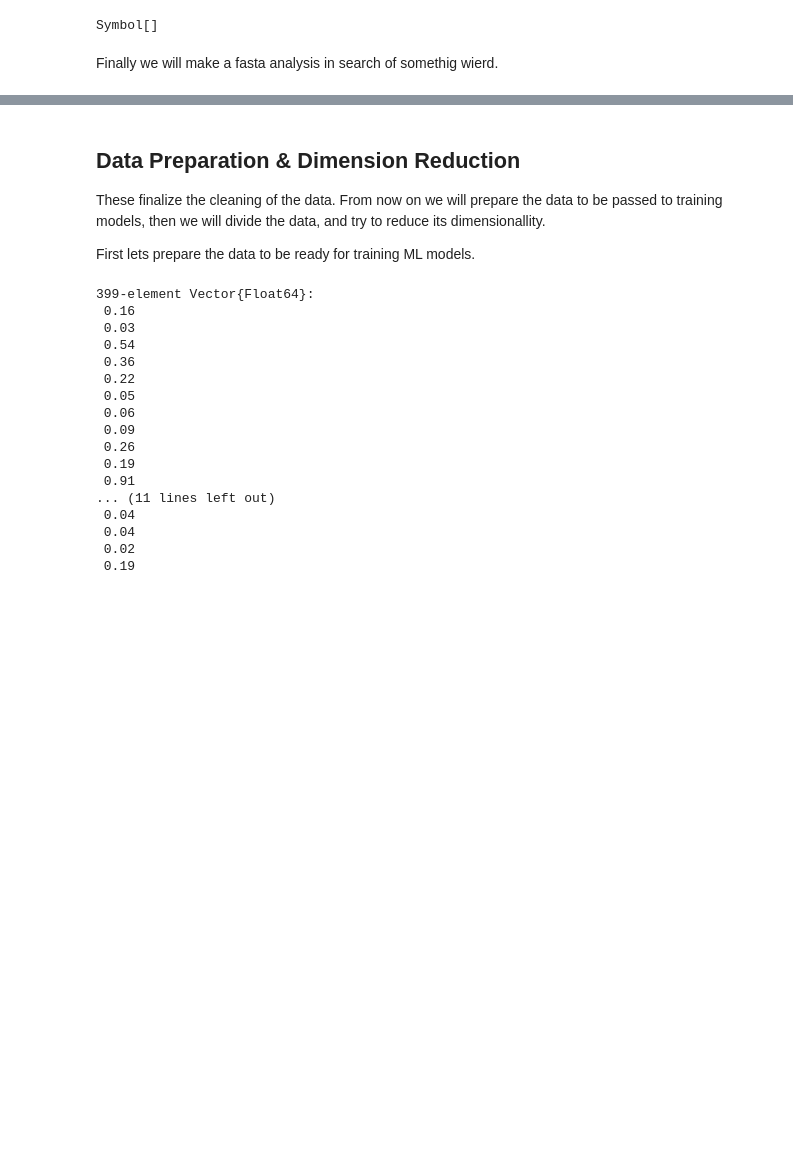
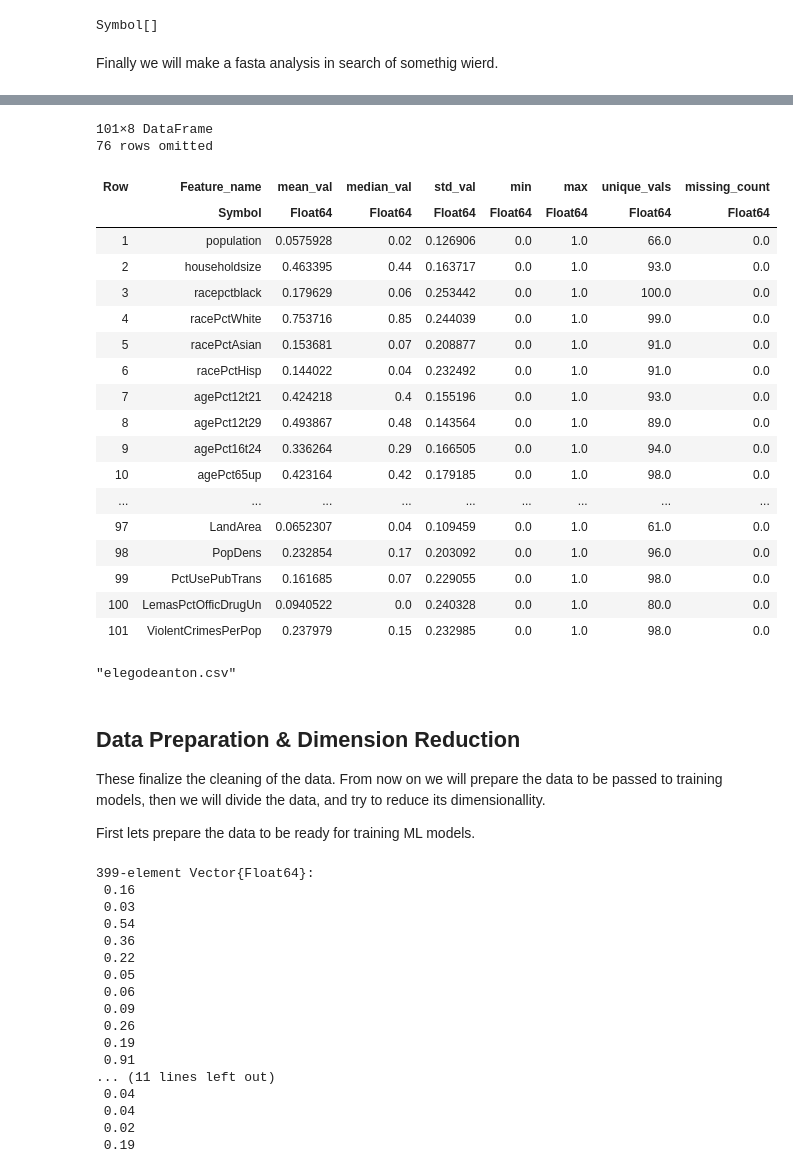
Before and after one commit to david-fm/ml1-crimes-analysis-julia, a Jupyter notebook: Main.ipynb, the cells around one changed output, grey strips where cells are left out. Saved outputs shown, nothing was run; the diff lists cells and outputs as text; code cells hidden in the pictures; blank space fills up the shorter version.

Commit message:
v0.2 Data prepared for training

```diff
--- a/Main.ipynb
+++ b/Main.ipynb
@@ -459,7 +459,9 @@ Finally we will make a fasta analysis in search of somethig wierd.
 # %%
 function fast_analysis(df::DataFrame, columns::Vector{Symbol})
     println("Fast Analysis Report:")
-    for col_name in columns
+    stats = zeros(Float64, length(columns), 7)
+    for i in 1:length(columns)
+        col_name = columns[i]
         col = df[!, col_name]
         mean_val = mean(skipmissing(col))
         median_val = median(skipmissing(col))
@@ -469,6 +471,8 @@ function fast_analysis(df::DataFrame, columns::Vector{Symbol})
         unique_vals = length(unique(skipmissing(col)))
         missing_count = sum(ismissing, col)
 
+        stats[i,:] = [mean_val, median_val, std_val, min, max, unique_vals, missing_count]
+
         println("Column: $col_name")
         println("  Min: $min")
         println("  Max: $max")
@@ -477,9 +481,12 @@ function fast_analysis(df::DataFrame, columns::Vector{Symbol})
         println("  Standard Deviation: $std_val")
         println("  Unique Values: $unique_vals")
         println("  Missing Values: $missing_count")
-        println()
+
     end
+
+    return DataFrame(stats, :auto)
 end
-fast_analysis(df, near_0_columns)
+col_names = propertynames(df)
+df_analysis = fast_analysis(df, col_names)
 # %% [output]
 Fast Analysis Report:
@@ -502,3 +529,34 @@ Column: NumImmig
+# %%
+# Tabla con la media mediana, min, max std TODO
+column_names = ["mean_val", "median_val", "std_val", "min", "max", "unique_vals", "missing_count"]
+rename!(df_analysis, column_names)
+insertcols!(df_analysis, 1, :Feature_name => col_names)
+df_analysis
+# %% [output]
+101×8 DataFrame
+76 rows omitted
+| Row | Feature_name | mean_val | median_val | std_val | min | max | unique_vals | missing_count |
+|  | Symbol | Float64 | Float64 | Float64 | Float64 | Float64 | Float64 | Float64 |
+| 1 | population | 0.0575928 | 0.02 | 0.126906 | 0.0 | 1.0 | 66.0 | 0.0 |
+| 2 | householdsize | 0.463395 | 0.44 | 0.163717 | 0.0 | 1.0 | 93.0 | 0.0 |
+| 3 | racepctblack | 0.179629 | 0.06 | 0.253442 | 0.0 | 1.0 | 100.0 | 0.0 |
+| 4 | racePctWhite | 0.753716 | 0.85 | 0.244039 | 0.0 | 1.0 | 99.0 | 0.0 |
+| 5 | racePctAsian | 0.153681 | 0.07 | 0.208877 | 0.0 | 1.0 | 91.0 | 0.0 |
+| 6 | racePctHisp | 0.144022 | 0.04 | 0.232492 | 0.0 | 1.0 | 91.0 | 0.0 |
+| 7 | agePct12t21 | 0.424218 | 0.4 | 0.155196 | 0.0 | 1.0 | 93.0 | 0.0 |
+| 8 | agePct12t29 | 0.493867 | 0.48 | 0.143564 | 0.0 | 1.0 | 89.0 | 0.0 |
+| 9 | agePct16t24 | 0.336264 | 0.29 | 0.166505 | 0.0 | 1.0 | 94.0 | 0.0 |
+| 10 | agePct65up | 0.423164 | 0.42 | 0.179185 | 0.0 | 1.0 | 98.0 | 0.0 |
+| ... | ... | ... | ... | ... | ... | ... | ... | ... |
+| 97 | LandArea | 0.0652307 | 0.04 | 0.109459 | 0.0 | 1.0 | 61.0 | 0.0 |
+| 98 | PopDens | 0.232854 | 0.17 | 0.203092 | 0.0 | 1.0 | 96.0 | 0.0 |
+| 99 | PctUsePubTrans | 0.161685 | 0.07 | 0.229055 | 0.0 | 1.0 | 98.0 | 0.0 |
+| 100 | LemasPctOfficDrugUn | 0.0940522 | 0.0 | 0.240328 | 0.0 | 1.0 | 80.0 | 0.0 |
+| 101 | ViolentCrimesPerPop | 0.237979 | 0.15 | 0.232985 | 0.0 | 1.0 | 98.0 | 0.0 |
+# %%
+CSV.write("elegodeanton.csv", df_analysis)
+# %% [output]
+"elegodeanton.csv"
 # %% [markdown]
 ## Data Preparation & Dimension Reduction
 
```
Also changed, not shown: parts of 5 cells of this notebook.
